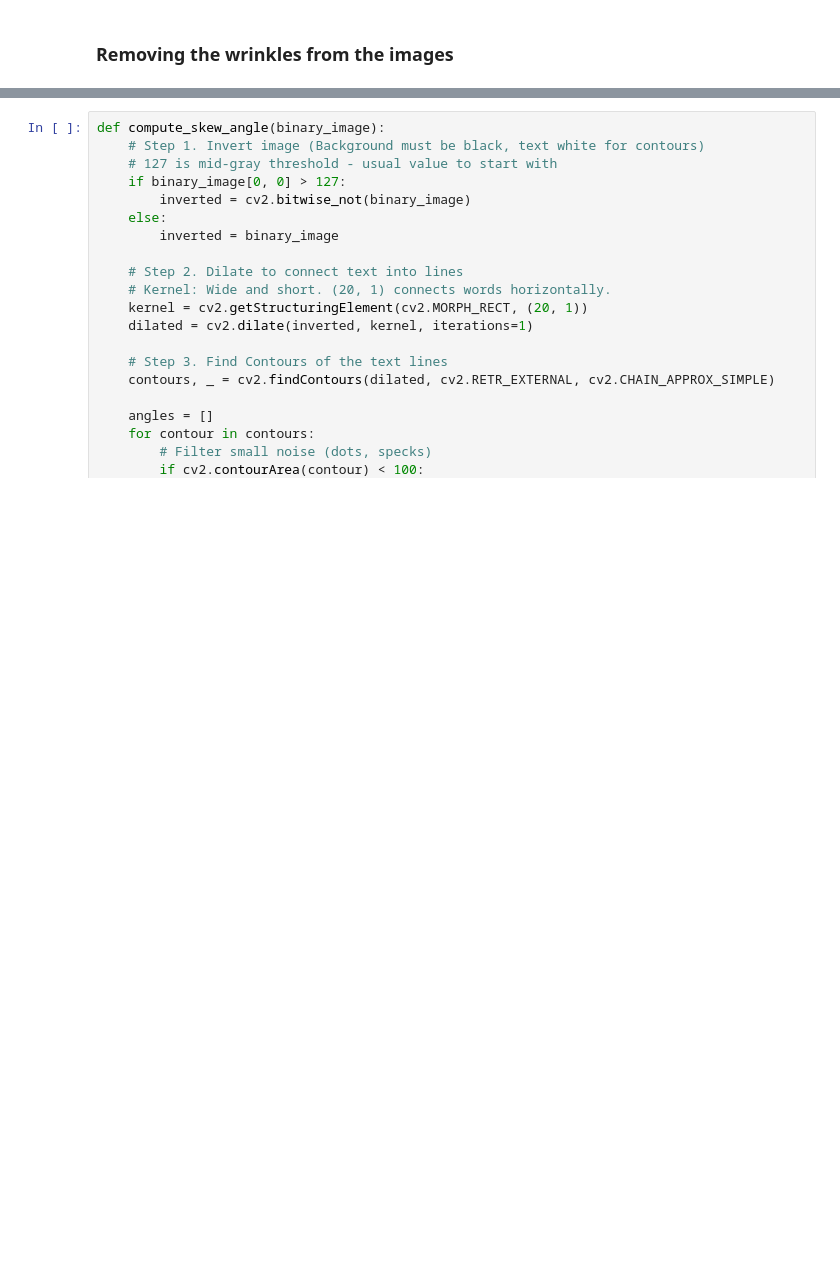
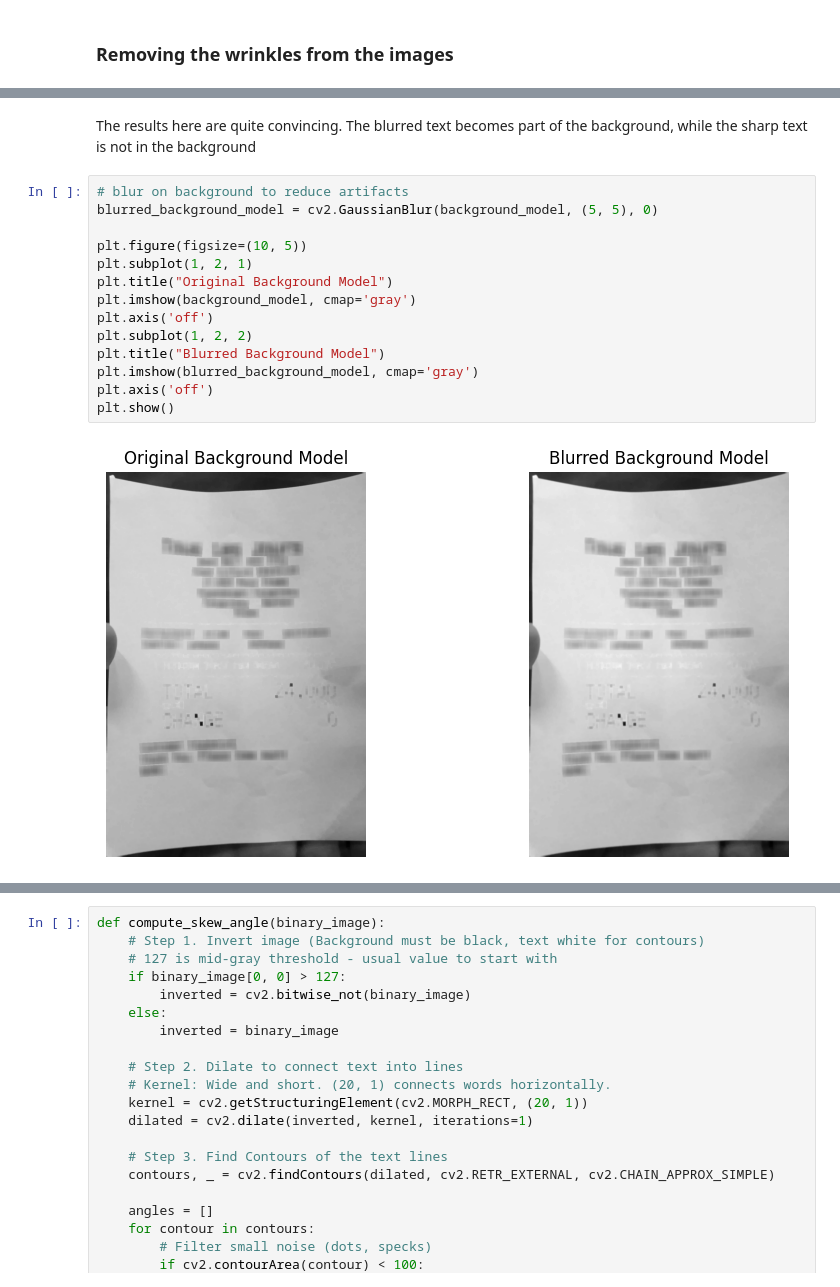
Before and after one commit to Gdeterline/Optical-Character-Recognition-for-Receipts, a Jupyter notebook: notebooks/denoising_images.ipynb, the cells around one changed output, grey strips where cells are left out. Saved outputs shown, nothing was run; the diff lists cells and outputs as text; blank space fills up the shorter version.

```diff
--- a/notebooks/denoising_images.ipynb
+++ b/notebooks/denoising_images.ipynb
@@ -39,0 +70,18 @@ Number of cropped images available for denoising exmperiments: 100
+# %% [markdown]
+The results here are quite convincing. The blurred text becomes part of the background, while the sharp text is not in the background
+# %%
+# blur on background to reduce artifacts
+blurred_background_model = cv2.GaussianBlur(background_model, (5, 5), 0)
+
+plt.figure(figsize=(10, 5))
+plt.subplot(1, 2, 1)
+plt.title("Original Background Model")
+plt.imshow(background_model, cmap='gray')
+plt.axis('off')
+plt.subplot(1, 2, 2)
+plt.title("Blurred Background Model")
+plt.imshow(blurred_background_model, cmap='gray')
+plt.axis('off')
+plt.show()
+# %% [output]
+[figure, added]
```
Also changed, not shown: parts of 7 cells of this notebook, 2 other files.
